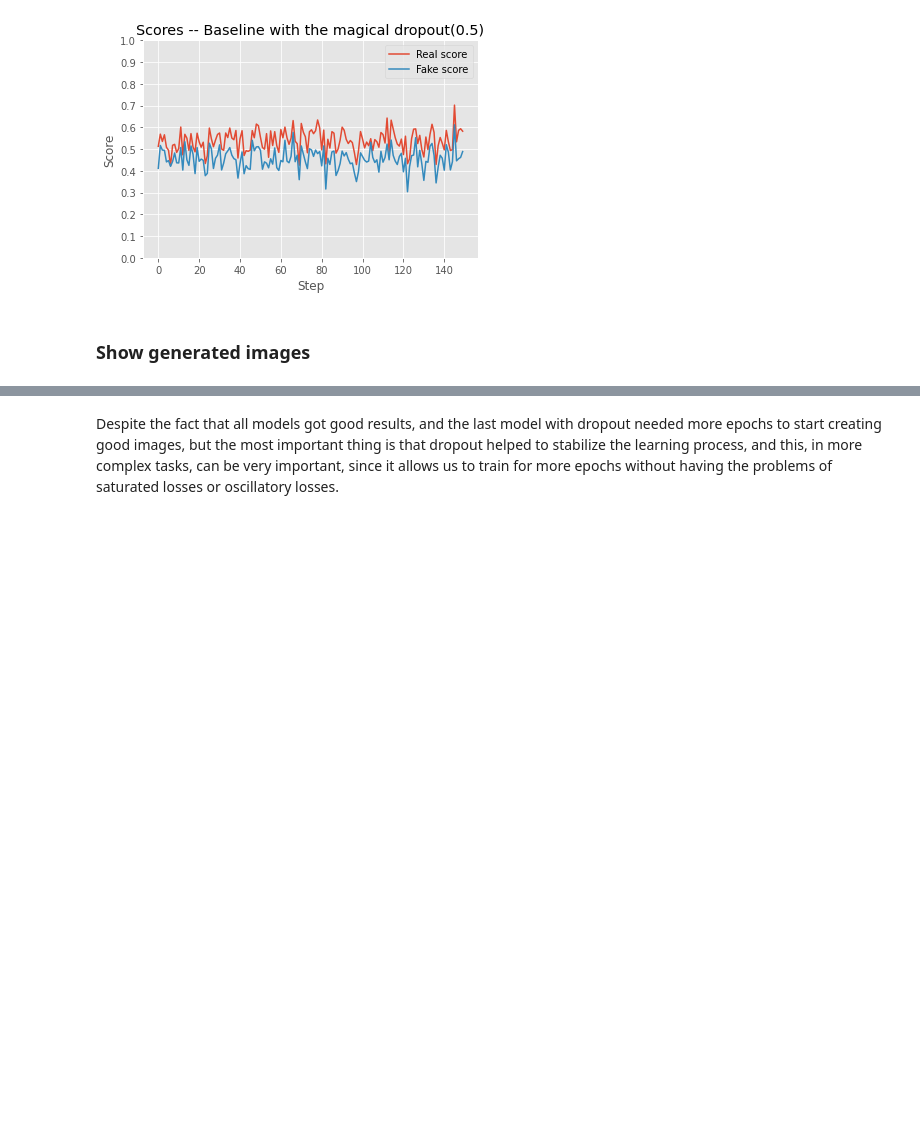
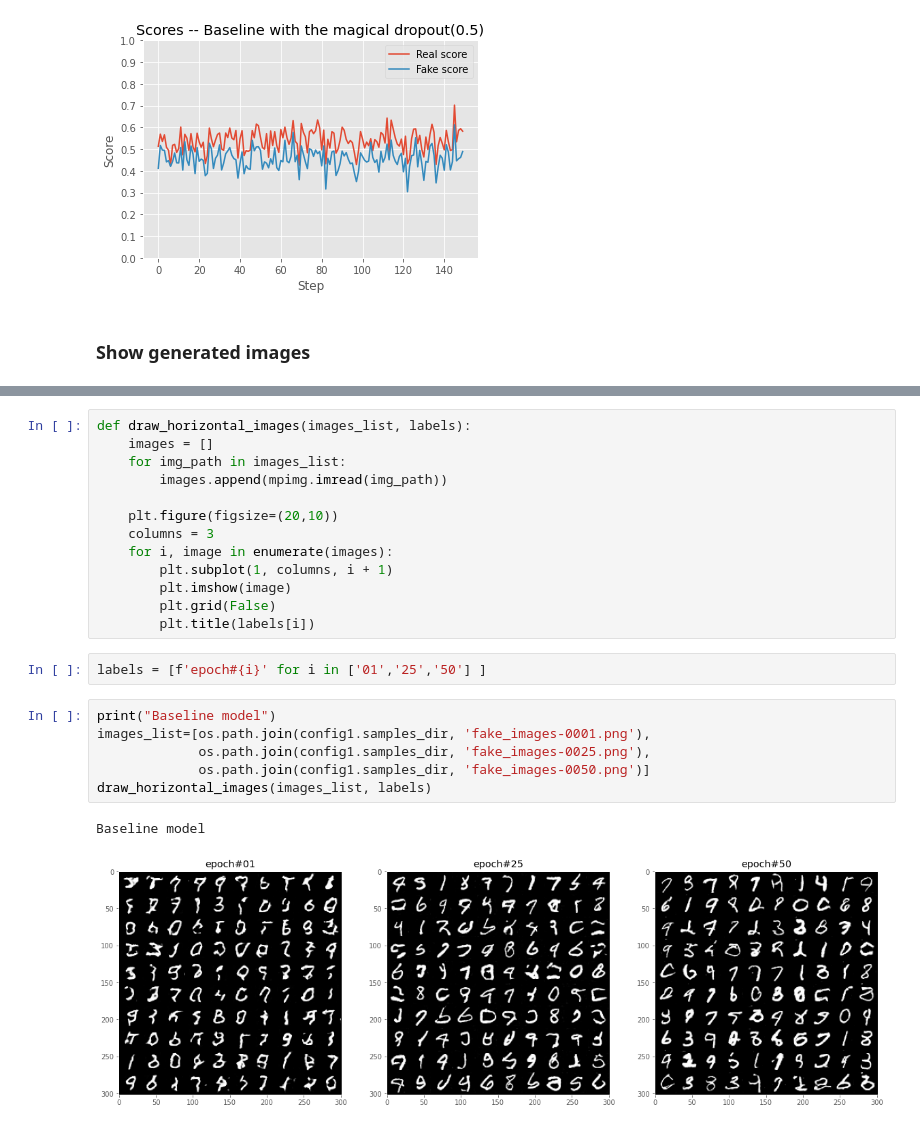
Before and after one commit to Alkhaddour/GAN-Tutorial, a Jupyter notebook: Lab4/MNIST/main.ipynb, the cells around one changed output, grey strips where cells are left out. Drawn from its saved outputs; the diff is of its cells as text; blank space fills up the shorter version.

Commit message:
Image display updated

```diff
--- a/Lab4/MNIST/main.ipynb
+++ b/Lab4/MNIST/main.ipynb
@@ -322,2 +244,24 @@ Baseline mode with dropout
-# %% [markdown]
-Despite the fact that all models got good results, and the last model with dropout needed more epochs to start creating good images, but the most important thing is that dropout helped to stabilize the learning process, and this, in more complex tasks, can be very important, since it allows us to train for more epochs without having the problems of saturated losses or oscillatory losses.
+# %%
+def draw_horizontal_images(images_list, labels):
+    images = []
+    for img_path in images_list:
+        images.append(mpimg.imread(img_path))
+
+    plt.figure(figsize=(20,10))
+    columns = 3
+    for i, image in enumerate(images):
+        plt.subplot(1, columns, i + 1)
+        plt.imshow(image)
+        plt.grid(False)
+        plt.title(labels[i])
+# %%
+labels = [f'epoch#{i}' for i in ['01','25','50'] ]
+# %%
+print("Baseline model")
+images_list=[os.path.join(config1.samples_dir, 'fake_images-0001.png'),
+             os.path.join(config1.samples_dir, 'fake_images-0025.png'),
+             os.path.join(config1.samples_dir, 'fake_images-0050.png')]
+draw_horizontal_images(images_list, labels)
+# %% [output]
+Baseline model
+[figure, added]
```
Also changed, not shown: parts of 17 cells of this notebook, 2 other files.
